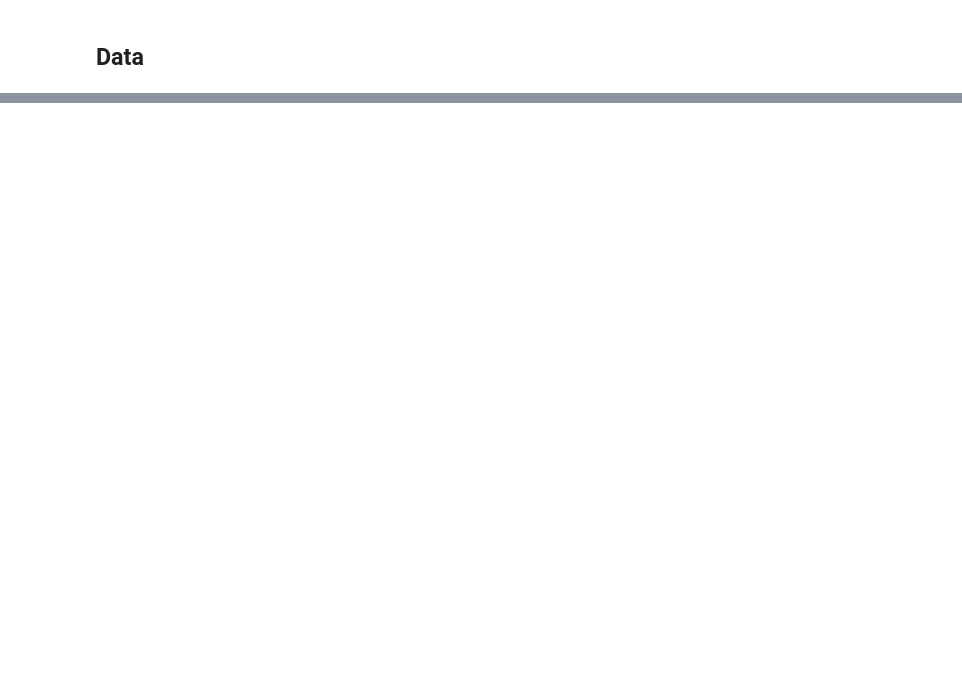
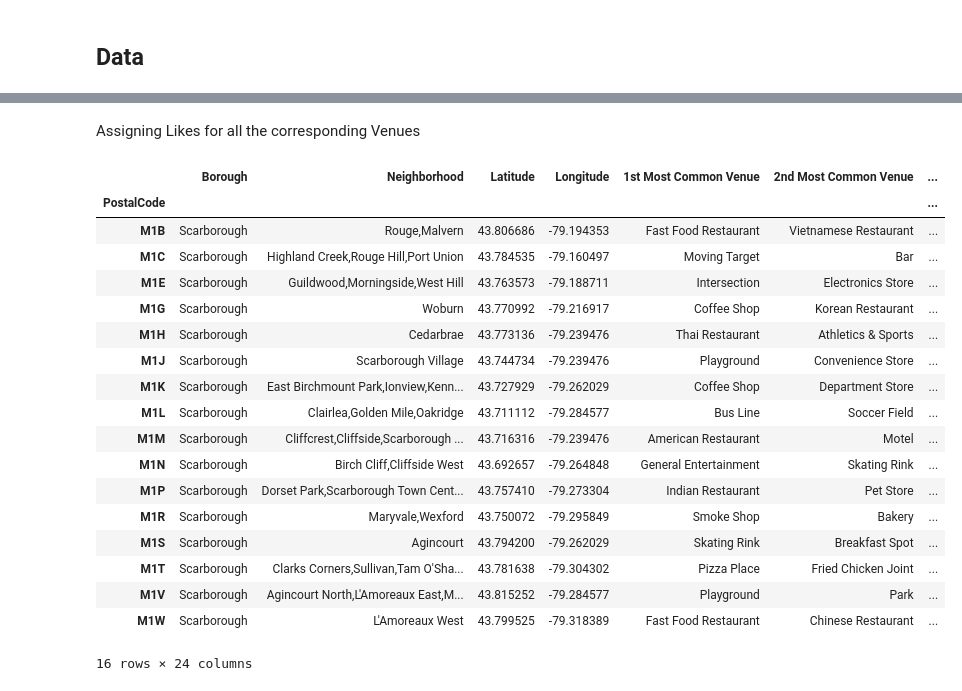
Before and after one commit to thisHermit/Coursera_Capstone, a Jupyter notebook: Capstone_Notebook.ipynb, the cells around one changed output, grey strips where cells are left out. Saved outputs shown, nothing was run; the diff lists cells and outputs as text; code cells hidden in the pictures; blank space fills up the shorter version.

```diff
--- a/Capstone_Notebook.ipynb
+++ b/Capstone_Notebook.ipynb
@@ -44,0 +383,9 @@ The bus stops around Indore will be retrieved using this API.
+# %%
+scarborough_merged = scarborough_df
+
+# merge scarborough_grouped with scarborough_data to add latitude/longitude for each neighborhood
+scarborough_merged = scarborough_merged.join(neighborhoods_venues_sorted.set_index('Neighborhood'), on='Neighborhood')
+
+# anomalus entry
+scarborough_merged.drop(['M1X'], inplace=True)
+scarborough_merged.head()
@@ -44,0 +426,3 @@ The bus stops around Indore will be retrieved using this API.
+# %%
+venue_likes = getLikes(scarborough_venues['Venue Id'])
+venue_likes
@@ -44,0 +467,2 @@ The bus stops around Indore will be retrieved using this API.
+# %%
+scarborough_venues = pd.merge(scarborough_venues, venue_likes, on='Venue Id')
@@ -44,0 +492,2 @@ The bus stops around Indore will be retrieved using this API.
+# %%
+scarborough_venues_likes = scarborough_venues[['Neighborhood', 'Venue Category', 'Likes']].groupby(['Neighborhood', 'Venue Category']).mean()
@@ -44,0 +515,43 @@ The bus stops around Indore will be retrieved using this API.
+# %% [markdown]
+Assigning Likes for all the corresponding Venues
+# %%
+columns_for_popularity = ['1st Most Common Venue',
+                          '2nd Most Common Venue',
+                          '3rd Most Common Venue',
+                          '4th Most Common Venue',
+                          '5th Most Common Venue',
+                          '6th Most Common Venue',
+                          '7th Most Common Venue',
+                          '8th Most Common Venue',
+                          '9th Most Common Venue',
+                          '10th Most Common Venue']
+for nth_common in columns_for_popularity:
+    likes_list = []
+    for neighborhood, venue_cat in zip(scarborough_merged['Neighborhood'], scarborough_merged[nth_common]):
+        try:
+            likes = scarborough_venues_likes.loc[(neighborhood, venue_cat)]['Likes']
+        except:
+            likes = 0
+        likes_list.append(likes)
+    scarborough_merged['Likes for ' + nth_common] = likes_list
+scarborough_merged
+# %% [output]
+|  | Borough | Neighborhood | Latitude | Longitude | 1st Most Common Venue | 2nd Most Common Venue | ... |
+| PostalCode |  |  |  |  |  |  | ... |
+| M1B | Scarborough | Rouge,Malvern | 43.806686 | -79.194353 | Fast Food Restaurant | Vietnamese Restaurant | ... |
+| M1C | Scarborough | Highland Creek,Rouge Hill,Port Union | 43.784535 | -79.160497 | Moving Target | Bar | ... |
+| M1E | Scarborough | Guildwood,Morningside,West Hill | 43.763573 | -79.188711 | Intersection | Electronics Store | ... |
+| M1G | Scarborough | Woburn | 43.770992 | -79.216917 | Coffee Shop | Korean Restaurant | ... |
+| M1H | Scarborough | Cedarbrae | 43.773136 | -79.239476 | Thai Restaurant | Athletics & Sports | ... |
+| M1J | Scarborough | Scarborough Village | 43.744734 | -79.239476 | Playground | Convenience Store | ... |
+| M1K | Scarborough | East Birchmount Park,Ionview,Kenn... | 43.727929 | -79.262029 | Coffee Shop | Department Store | ... |
+| M1L | Scarborough | Clairlea,Golden Mile,Oakridge | 43.711112 | -79.284577 | Bus Line | Soccer Field | ... |
+| M1M | Scarborough | Cliffcrest,Cliffside,Scarborough ... | 43.716316 | -79.239476 | American Restaurant | Motel | ... |
+| M1N | Scarborough | Birch Cliff,Cliffside West | 43.692657 | -79.264848 | General Entertainment | Skating Rink | ... |
+| M1P | Scarborough | Dorset Park,Scarborough Town Cent... | 43.757410 | -79.273304 | Indian Restaurant | Pet Store | ... |
+| M1R | Scarborough | Maryvale,Wexford | 43.750072 | -79.295849 | Smoke Shop | Bakery | ... |
+| M1S | Scarborough | Agincourt | 43.794200 | -79.262029 | Skating Rink | Breakfast Spot | ... |
+| M1T | Scarborough | Clarks Corners,Sullivan,Tam O'Sha... | 43.781638 | -79.304302 | Pizza Place | Fried Chicken Joint | ... |
+| M1V | Scarborough | Agincourt North,L'Amoreaux East,M... | 43.815252 | -79.284577 | Playground | Park | ... |
+| M1W | Scarborough | L'Amoreaux West | 43.799525 | -79.318389 | Fast Food Restaurant | Chinese Restaurant | ... |
+16 rows × 24 columns
```
Also changed, not shown: parts of 74 cells of this notebook, 2 other files.
